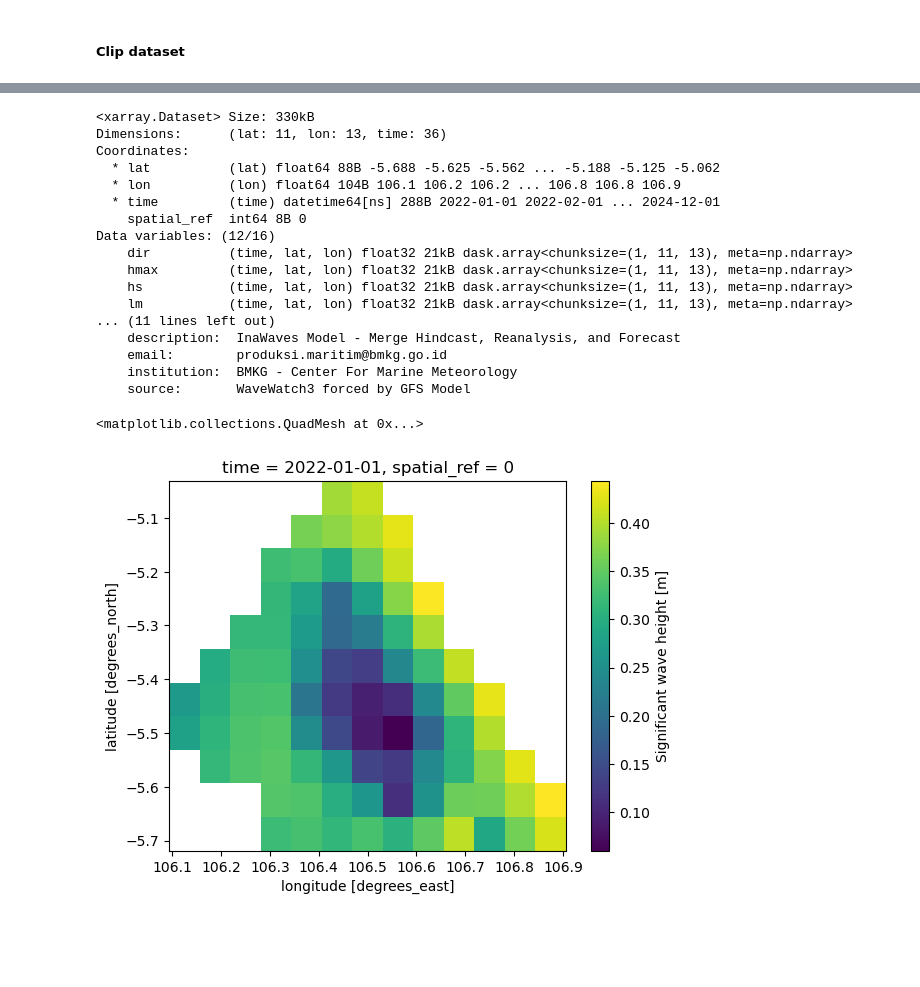
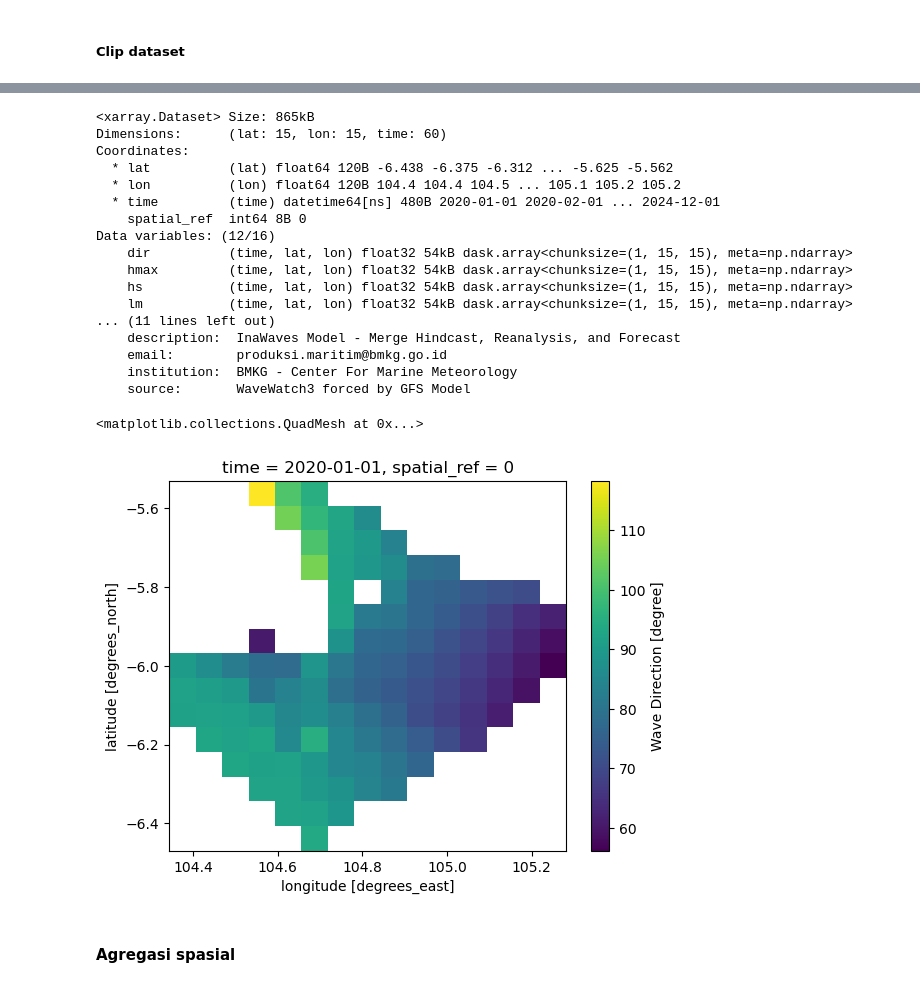
Before and after one commit to devmetmar/marinemet-training, a Jupyter notebook: _sources/2_/2_3_climatology_product.ipynb, the cells around one changed output, grey strips where cells are left out. Drawn from its saved outputs; the diff is of its cells as text; code cells hidden in the pictures; blank space fills up the shorter version.

```diff
--- a/_sources/2_/2_3_climatology_product.ipynb
+++ b/_sources/2_/2_3_climatology_product.ipynb
@@ -420,0 +450,5 @@ Data variables: (12/16)
+# %%
+dsrose = dsinawaves.resample(time='MS').mean()
+dset_loc_sel = dsrose.sel(lat=-10, lon=106.84, method='nearest')
+dsrosegrouped = dset_loc_sel.groupby('time.month')
+dsrosegrouped
@@ -455,7 +567,7 @@ shp[shp['Perairan'] == 'DKI Jakarta'] # <= ganti DKI Jakarta sesuai UPT masing-m
 # %% [markdown]
 ##### Clip dataset
 # %%
-shp_sel = shp[shp['wilpro'] == 'Perairan Kep. Seribu Bagian Utara']
+shp_sel = shp[shp['wilpro'] == 'Selat Sunda Selatan Lampung']
 shp_sel
 # %% [output]
 |  | FID_METOS_ | OBJECTID | DIS | Perairan | Met_Area | Label | ID | sub_ID | ID_MAR | ID_Stat | ... |
@@ -469,20 +581,20 @@ shp_sel.plot()
 # %%
 shp_sel = shp_sel.to_crs("EPSG:4326")
-dset_clipped = dsinawavesdaily.rio.write_crs("EPSG:4326").rio.clip(shp_sel.geometry, shp_sel.crs, drop=True)
+dset_clipped = dsrose.rio.write_crs("EPSG:4326").rio.clip(shp_sel.geometry, shp_sel.crs, drop=True)
 dset_clipped
 # %% [output]
-<xarray.Dataset> Size: 330kB
-Dimensions:      (lat: 11, lon: 13, time: 36)
+<xarray.Dataset> Size: 865kB
+Dimensions:      (lat: 15, lon: 15, time: 60)
 Coordinates:
-  * lat          (lat) float64 88B -5.688 -5.625 -5.562 ... -5.188 -5.125 -5.062
-  * lon          (lon) float64 104B 106.1 106.2 106.2 ... 106.8 106.8 106.9
-  * time         (time) datetime64[ns] 288B 2022-01-01 2022-02-01 ... 2024-12-01
+  * lat          (lat) float64 120B -6.438 -6.375 -6.312 ... -5.625 -5.562
+  * lon          (lon) float64 120B 104.4 104.4 104.5 ... 105.1 105.2 105.2
+  * time         (time) datetime64[ns] 480B 2020-01-01 2020-02-01 ... 2024-12-01
     spatial_ref  int64 8B 0
 Data variables: (12/16)
-    dir          (time, lat, lon) float32 21kB dask.array<chunksize=(1, 11, 13), meta=np.ndarray>
-    hmax         (time, lat, lon) float32 21kB dask.array<chunksize=(1, 11, 13), meta=np.ndarray>
-    hs           (time, lat, lon) float32 21kB dask.array<chunksize=(1, 11, 13), meta=np.ndarray>
-    lm           (time, lat, lon) float32 21kB dask.array<chunksize=(1, 11, 13), meta=np.ndarray>
+    dir          (time, lat, lon) float32 54kB dask.array<chunksize=(1, 15, 15), meta=np.ndarray>
+    hmax         (time, lat, lon) float32 54kB dask.array<chunksize=(1, 15, 15), meta=np.ndarray>
+    hs           (time, lat, lon) float32 54kB dask.array<chunksize=(1, 15, 15), meta=np.ndarray>
+    lm           (time, lat, lon) float32 54kB dask.array<chunksize=(1, 15, 15), meta=np.ndarray>
 ... (11 lines left out)
     description:  InaWaves Model - Merge Hindcast, Reanalysis, and Forecast
     email:        produksi.maritim@bmkg.go.id
@@ -490,8 +602,10 @@ Data variables: (12/16)
     source:       WaveWatch3 forced by GFS Model
 # %%
 # QUICK PLOT
-dset_clipped['hs'].isel(time=0).plot()
+dset_clipped['dir'].isel(time=0).plot()
 # %% [output]
 <matplotlib.collections.QuadMesh at 0x...>
-[figure, old version]
+[figure, new version]
+# %% [markdown]
+#### Agregasi spasial
 # %%
```
Also changed, not shown: parts of 33 cells of this notebook, 18 other files.
